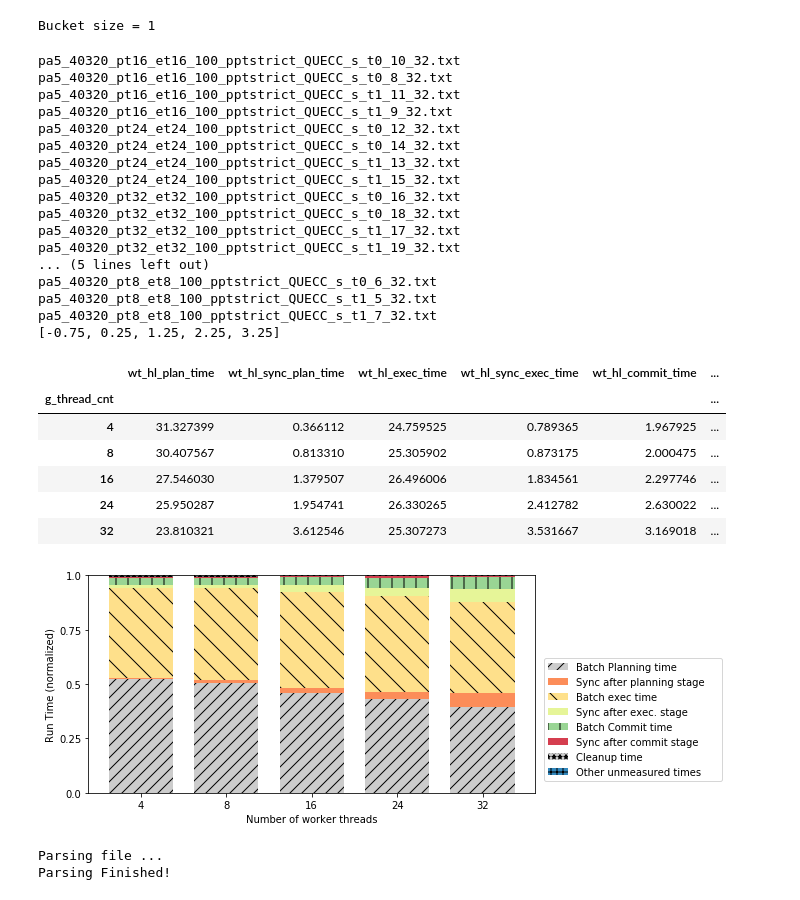
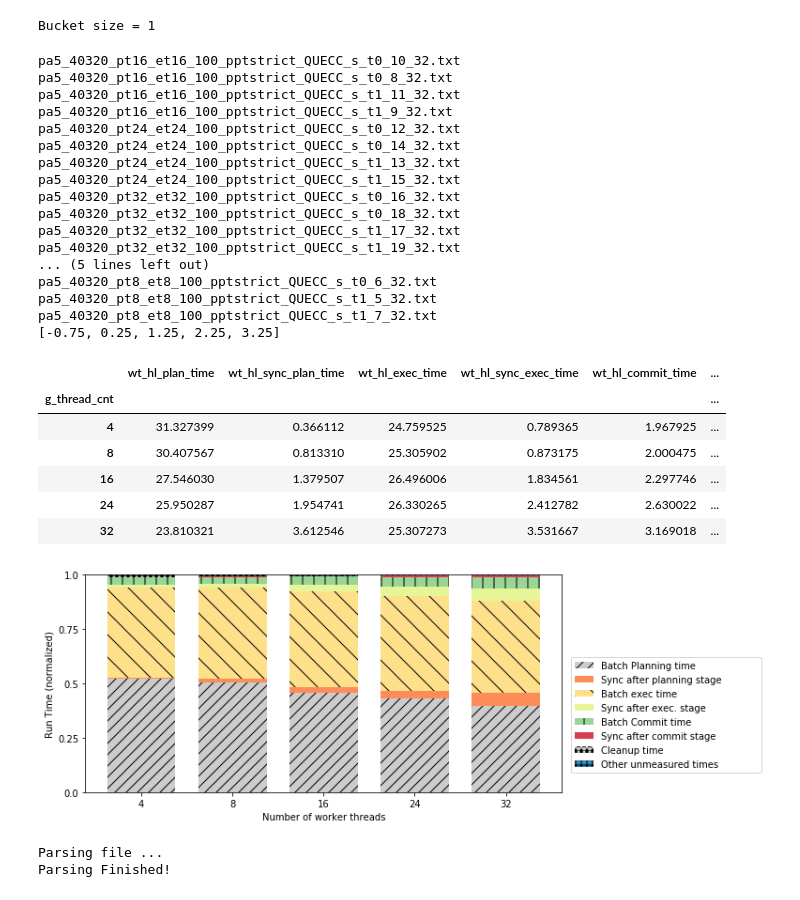
Before and after one commit to qadahtm/deneva, a Jupyter notebook: pynb/QueCC.ipynb, the cells around one changed output. Cells and saved outputs as stored; diff of their text form; code cells hidden in the pictures.

```diff
--- a/pynb/QueCC.ipynb
+++ b/pynb/QueCC.ipynb
@@ -981,36 +981,41 @@ def plot_exec_times_hl_wt_agg(df):
     # plt.legend(loc='best')
     plt.legend(bbox_to_anchor=(1.02, 1.02, 0.4, -.4), loc=2,
                ncol=1, mode="expand", borderaxespad=0.)
+    plt.tight_layout()
+
+    figoutdir = '/Users/qadahtm/Google Drive/MBP2/PhDResearch/QueCC/paper_figs/'
+    outfname = '{}ycsb-wtvar-tbreak-GS32.pdf'.format(figoutdir)
+    plt.savefig(outfname,format='pdf')
 
 combined = combined.groupby('g_thread_cnt').agg(agg_params)
 plot_exec_times_hl_wt_agg(combined)
 combined
 # %% [output]
 pa5_40320_pt16_et16_100_pptstrict_QUECC_s_t0_10_32.txt
 pa5_40320_pt16_et16_100_pptstrict_QUECC_s_t0_8_32.txt
 pa5_40320_pt16_et16_100_pptstrict_QUECC_s_t1_11_32.txt
 pa5_40320_pt16_et16_100_pptstrict_QUECC_s_t1_9_32.txt
 pa5_40320_pt24_et24_100_pptstrict_QUECC_s_t0_12_32.txt
 pa5_40320_pt24_et24_100_pptstrict_QUECC_s_t0_14_32.txt
 pa5_40320_pt24_et24_100_pptstrict_QUECC_s_t1_13_32.txt
 pa5_40320_pt24_et24_100_pptstrict_QUECC_s_t1_15_32.txt
 pa5_40320_pt32_et32_100_pptstrict_QUECC_s_t0_16_32.txt
 pa5_40320_pt32_et32_100_pptstrict_QUECC_s_t0_18_32.txt
 pa5_40320_pt32_et32_100_pptstrict_QUECC_s_t1_17_32.txt
 pa5_40320_pt32_et32_100_pptstrict_QUECC_s_t1_19_32.txt
 ... (5 lines left out)
 pa5_40320_pt8_et8_100_pptstrict_QUECC_s_t0_6_32.txt
 pa5_40320_pt8_et8_100_pptstrict_QUECC_s_t1_5_32.txt
 pa5_40320_pt8_et8_100_pptstrict_QUECC_s_t1_7_32.txt
 [-0.75, 0.25, 1.25, 2.25, 3.25]
 |  | wt_hl_plan_time | wt_hl_sync_plan_time | wt_hl_exec_time | wt_hl_sync_exec_time | wt_hl_commit_time | ... |
 | g_thread_cnt |  |  |  |  |  | ... |
 | 4 | 31.327399 | 0.366112 | 24.759525 | 0.789365 | 1.967925 | ... |
 | 8 | 30.407567 | 0.813310 | 25.305902 | 0.873175 | 2.000475 | ... |
 | 16 | 27.546030 | 1.379507 | 26.496006 | 1.834561 | 2.297746 | ... |
 | 24 | 25.950287 | 1.954741 | 26.330265 | 2.412782 | 2.630022 | ... |
 | 32 | 23.810321 | 3.612546 | 25.307273 | 3.531667 | 3.169018 | ... |
-[figure, old version]
+[figure, new version]
 # %%
 # font = {'family' : 'normal',
 #         'weight' : 'bold',
```
Also changed, not shown: parts of 4 cells of this notebook, 5 other files.
